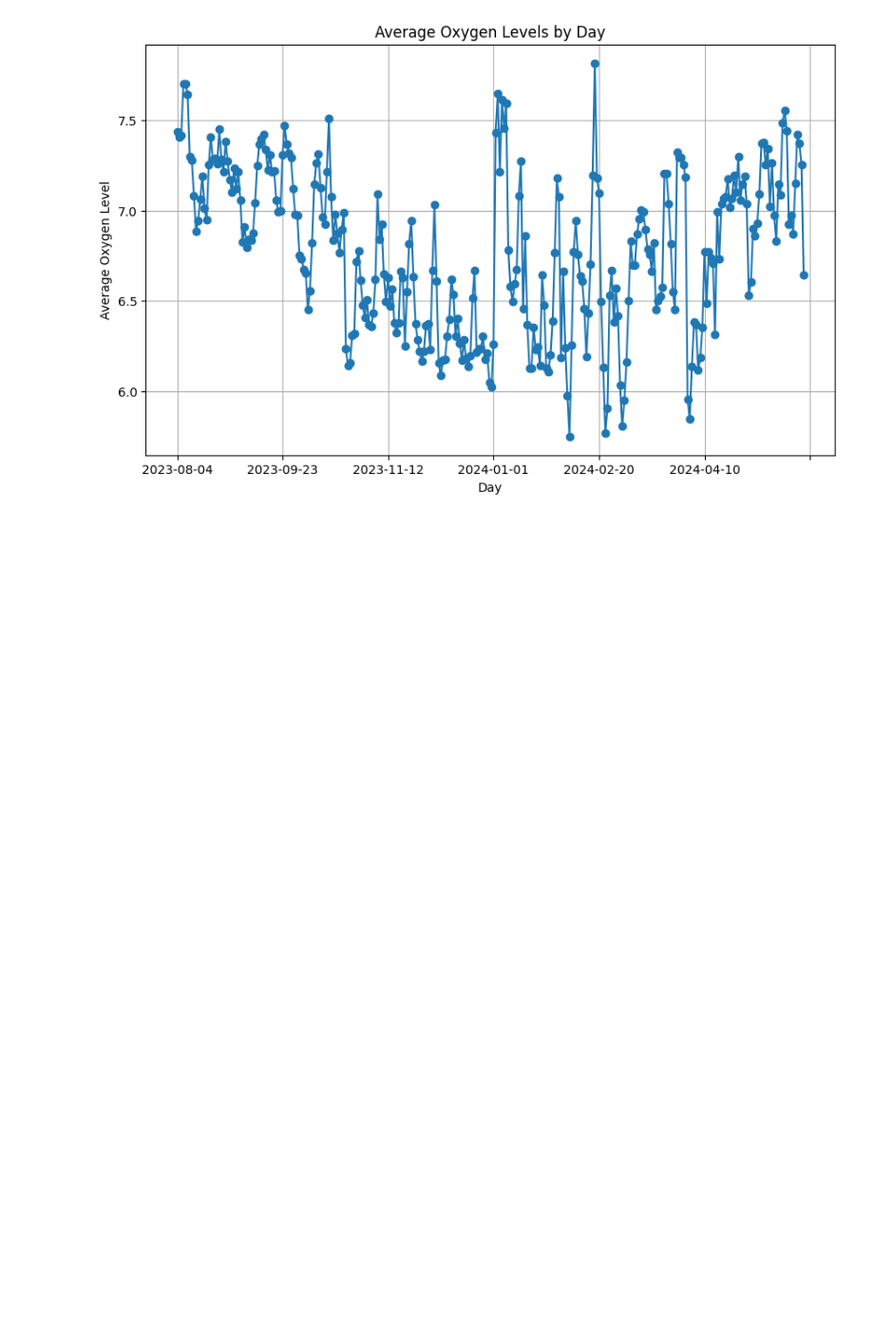
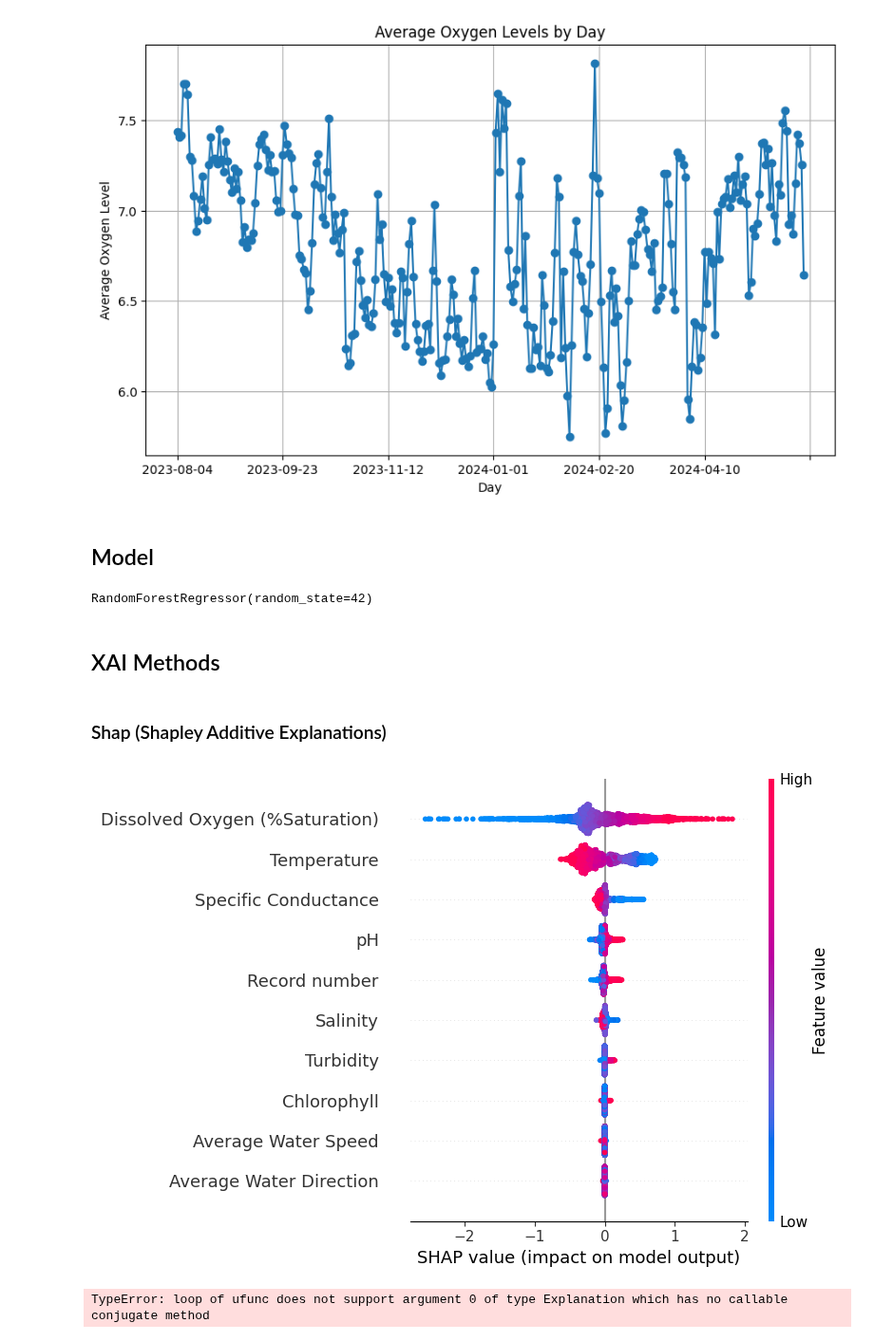
Before and after one commit to Deppi15/INFO381, a Jupyter notebook: notebooks/notebook.ipynb, the cells around one changed output. Shown at 95% size. Drawn from its saved outputs; the diff is of its cells as text; code cells hidden in the pictures; blank space fills up the shorter version.

Commit message:
model + basic shap summary plot

```diff
--- a/notebooks/notebook.ipynb
+++ b/notebooks/notebook.ipynb
@@ -76,8 +76,10 @@ Number of rows without any NaN values: 30894
 # %%
 # Create columns for each unique month, and day.
 
-df['Year-Month'] = df.index.to_period('M').astype(str)
-df['Year-Month-Day'] = df.index.to_period('D').astype(str)
+plot_df = df.copy()
+
+plot_df['Year-Month'] = plot_df.index.to_period('M').astype(str)
+plot_df['Year-Month-Day'] = plot_df.index.to_period('D').astype(str)
 # %%
 df
 # %% [output]
@@ -129,3 +131,35 @@ plt.grid(True)
 plt.show()
 # %% [output]
 [figure]
+# %% [markdown]
+## Model
+# %%
+import pandas as pd
+import numpy as np
+import matplotlib.pyplot as plt
+from sklearn.model_selection import train_test_split
+from sklearn.ensemble import RandomForestRegressor
+
+X = df.drop(columns=['Dissolved Oxygen'])  # Features
+y = df['Dissolved Oxygen']  # Target variable
+
+X_train, X_test, y_train, y_test = train_test_split(X, y, test_size=0.2, random_state=42)
+
+model = RandomForestRegressor(n_estimators=100, random_state=42)
+model.fit(X_train, y_train)
+# %% [output]
+RandomForestRegressor(random_state=42)
+# %% [markdown]
+## XAI Methods
+# %% [markdown]
+### Shap (Shapley Additive Explanations)
+# %%
+import shap
+
+explainer = shap.Explainer(model, X_train)
+shap_values = explainer(X_test)
+
+shap.summary_plot(shap_values, X_test)
+# %% [output]
+[figure, added]
+TypeError: loop of ufunc does not support argument 0 of type Explanation which has no callable conjugate method
```
Also changed, not shown: parts of 5 cells of this notebook.
